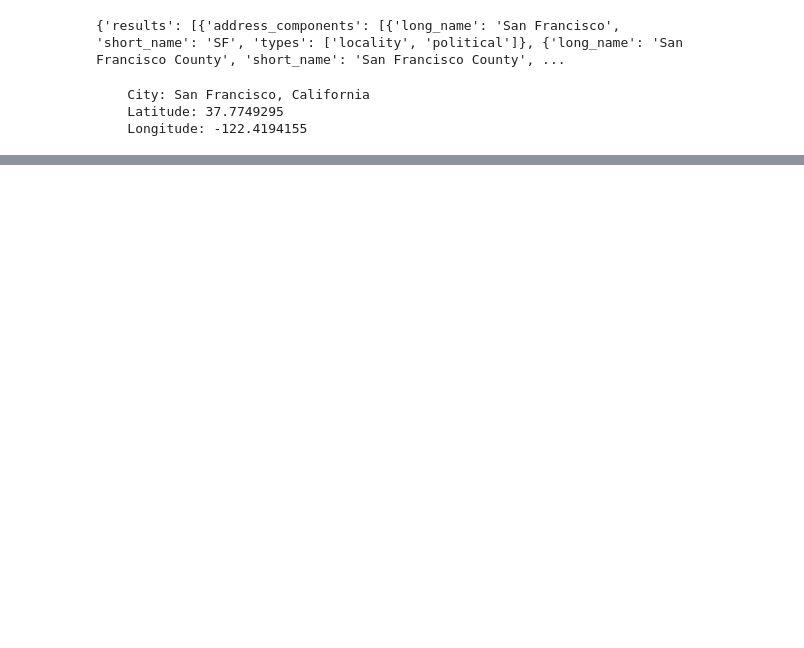
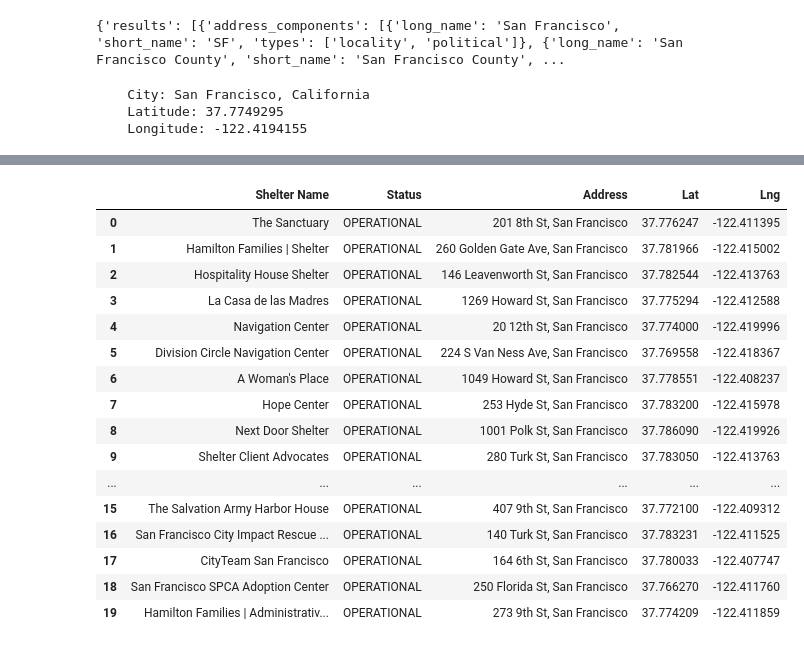
Before and after one commit to scbigler/Project1, a Jupyter notebook: Shelters.ipynb, the cells around one changed output, grey strips where cells are left out. Drawn from its saved outputs; the diff is of its cells as text; code cells hidden in the pictures; blank space fills up the shorter version.

```diff
--- a/Shelters.ipynb
+++ b/Shelters.ipynb
@@ -37,7 +38,7 @@ print('''
 # %%
 target_coordinates = "37.7749295, -122.4194155"
 target_search = "Shelter"
-target_radius = 500
+target_radius = 1000
 
 # set up a parameters dictionary
 params = {
@@ -76,3 +77,22 @@ print(json.dumps(places_data, indent=4, sort_keys=True))
     ],
     "status": "OK"
 }
+# %%
+name = []
+status = []
+address = []
+lat = []
+lng = []
+# %%
+for i in range(0, len(places_data['results'])):
+    print(places_data["results"][i]["name"])
+    print(places_data['results'][i]["business_status"])
+    print(places_data["results"][i]["vicinity"])
+    print(places_data["results"][i]["geometry"]["location"])
+    print("----------------")
+
+    name.append(places_data["results"][i]["name"])
+    status.append(places_data['results'][i]["business_status"])
+    address.append(places_data["results"][i]["vicinity"])
+    lat.append(places_data["results"][i]["geometry"]["location"]["lat"])
+    lng.append(places_data["results"][i]["geometry"]["location"]["lng"])
@@ -78,0 +117,27 @@ print(json.dumps(places_data, indent=4, sort_keys=True))
+# %%
+shelter_info = pd.DataFrame({
+    'Shelter Name' : name,
+    'Status': status,
+    'Address': address,
+    'Lat': lat,
+    'Lng': lng
+})
+shelter_info
+# %% [output]
+|  | Shelter Name | Status | Address | Lat | Lng |
+| 0 | The Sanctuary | OPERATIONAL | 201 8th St, San Francisco | 37.776247 | -122.411395 |
+| 1 | Hamilton Families | Shelter | OPERATIONAL | 260 Golden Gate Ave, San Francisco | 37.781966 | -122.415002 |
+| 2 | Hospitality House Shelter | OPERATIONAL | 146 Leavenworth St, San Francisco | 37.782544 | -122.413763 |
+| 3 | La Casa de las Madres | OPERATIONAL | 1269 Howard St, San Francisco | 37.775294 | -122.412588 |
+| 4 | Navigation Center | OPERATIONAL | 20 12th St, San Francisco | 37.774000 | -122.419996 |
+| 5 | Division Circle Navigation Center | OPERATIONAL | 224 S Van Ness Ave, San Francisco | 37.769558 | -122.418367 |
+| 6 | A Woman's Place | OPERATIONAL | 1049 Howard St, San Francisco | 37.778551 | -122.408237 |
+| 7 | Hope Center | OPERATIONAL | 253 Hyde St, San Francisco | 37.783200 | -122.415978 |
+| 8 | Next Door Shelter | OPERATIONAL | 1001 Polk St, San Francisco | 37.786090 | -122.419926 |
+| 9 | Shelter Client Advocates | OPERATIONAL | 280 Turk St, San Francisco | 37.783050 | -122.413763 |
+| ... | ... | ... | ... | ... | ... |
+| 15 | The Salvation Army Harbor House | OPERATIONAL | 407 9th St, San Francisco | 37.772100 | -122.409312 |
+| 16 | San Francisco City Impact Rescue ... | OPERATIONAL | 140 Turk St, San Francisco | 37.783231 | -122.411525 |
+| 17 | CityTeam San Francisco | OPERATIONAL | 164 6th St, San Francisco | 37.780033 | -122.407747 |
+| 18 | San Francisco SPCA Adoption Center | OPERATIONAL | 250 Florida St, San Francisco | 37.766270 | -122.411760 |
+| 19 | Hamilton Families | Administrativ... | OPERATIONAL | 273 9th St, San Francisco | 37.774209 | -122.411859 |
```
Also changed, not shown: parts of 4 cells of this notebook, 2 other files.
